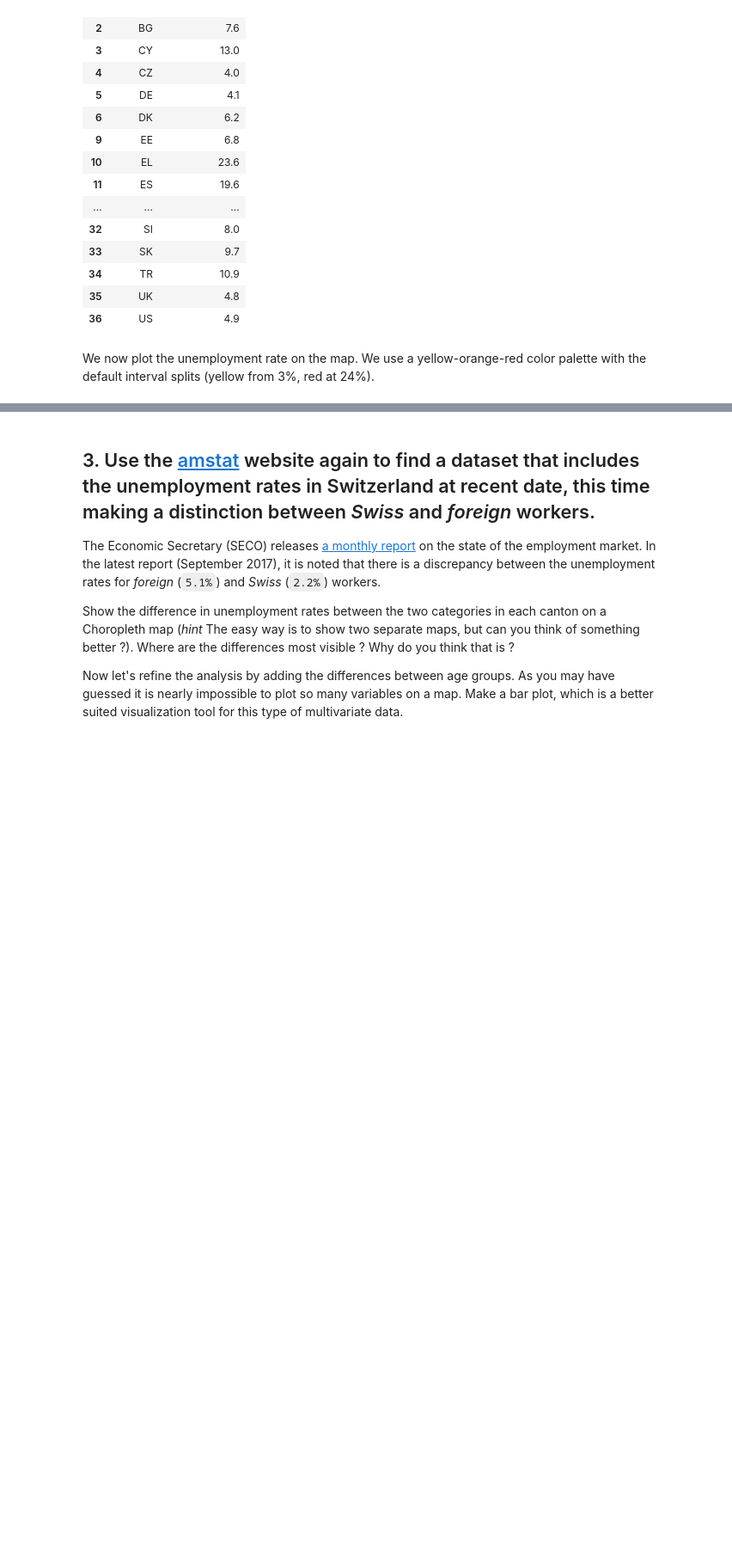
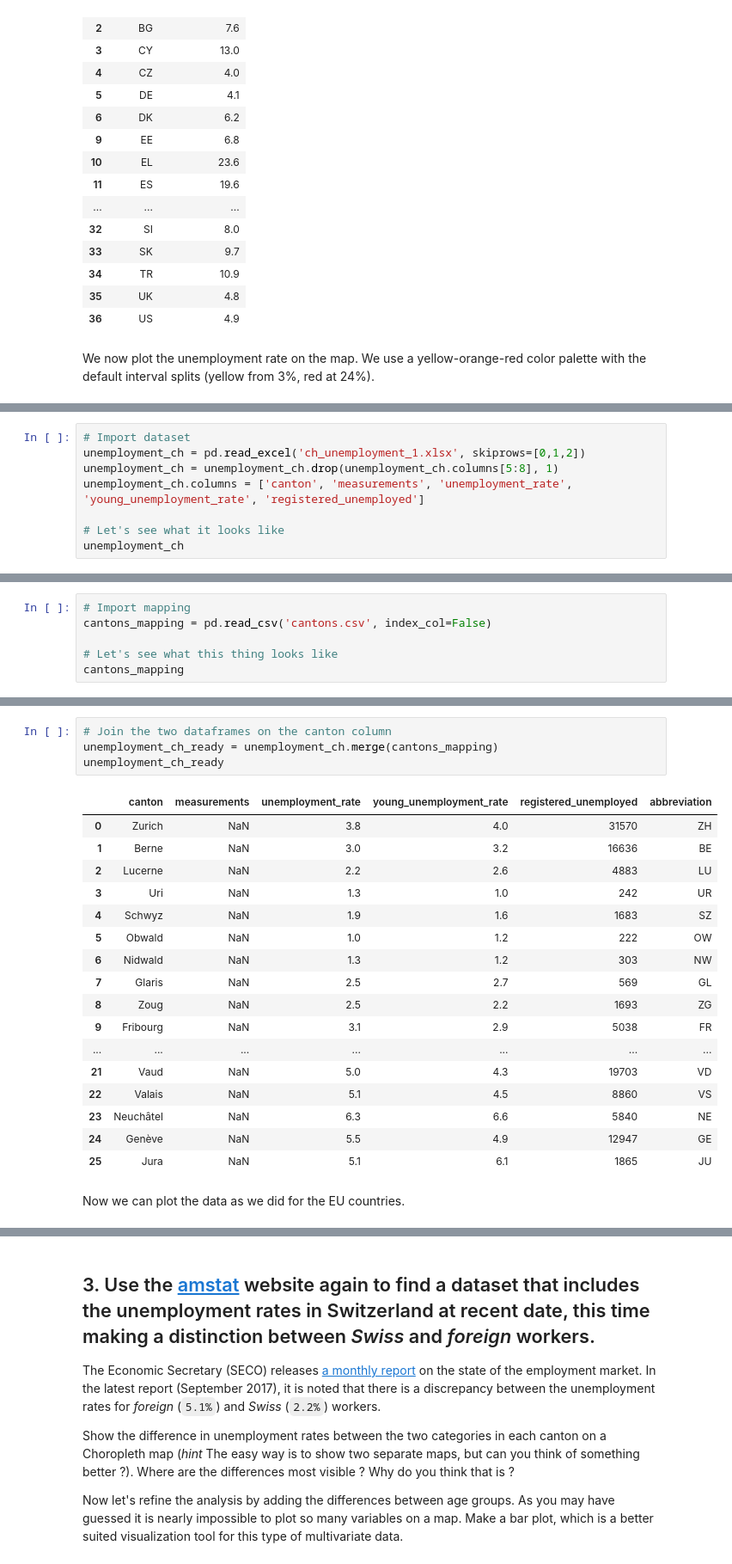
Before and after one commit to mosimann/ADA, a Jupyter notebook: 03 - Interactive Viz/Homework 3.ipynb, the cells around one changed output, grey strips where cells are left out. Shown at 86% size. Drawn from its saved outputs; the diff is of its cells as text; blank space fills up the shorter version.

```diff
--- a/03 - Interactive Viz/Homework 3.ipynb
+++ b/03 - Interactive Viz/Homework 3.ipynb
@@ -99,0 +110,8 @@ As we can see, the UK is doing pretty well (though that may change after Brexit)
+# %%
+# Import dataset
+unemployment_ch = pd.read_excel('ch_unemployment_1.xlsx', skiprows=[0,1,2])
+unemployment_ch = unemployment_ch.drop(unemployment_ch.columns[5:8], 1)
+unemployment_ch.columns = ['canton', 'measurements', 'unemployment_rate', 'young_unemployment_rate', 'registered_unemployed']
+
+# Let's see what it looks like
+unemployment_ch
@@ -99,0 +138,6 @@ As we can see, the UK is doing pretty well (though that may change after Brexit)
+# %%
+# Import mapping
+cantons_mapping = pd.read_csv('cantons.csv', index_col=False)
+
+# Let's see what this thing looks like
+cantons_mapping
@@ -99,0 +162,24 @@ As we can see, the UK is doing pretty well (though that may change after Brexit)
+# %%
+# Join the two dataframes on the canton column
+unemployment_ch_ready = unemployment_ch.merge(cantons_mapping)
+unemployment_ch_ready
+# %% [output]
+|  | canton | measurements | unemployment_rate | young_unemployment_rate | registered_unemployed | abbreviation |
+| 0 | Zurich | NaN | 3.8 | 4.0 | 31570 | ZH |
+| 1 | Berne | NaN | 3.0 | 3.2 | 16636 | BE |
+| 2 | Lucerne | NaN | 2.2 | 2.6 | 4883 | LU |
+| 3 | Uri | NaN | 1.3 | 1.0 | 242 | UR |
+| 4 | Schwyz | NaN | 1.9 | 1.6 | 1683 | SZ |
+| 5 | Obwald | NaN | 1.0 | 1.2 | 222 | OW |
+| 6 | Nidwald | NaN | 1.3 | 1.2 | 303 | NW |
+| 7 | Glaris | NaN | 2.5 | 2.7 | 569 | GL |
+| 8 | Zoug | NaN | 2.5 | 2.2 | 1693 | ZG |
+| 9 | Fribourg | NaN | 3.1 | 2.9 | 5038 | FR |
+| ... | ... | ... | ... | ... | ... | ... |
+| 21 | Vaud | NaN | 5.0 | 4.3 | 19703 | VD |
+| 22 | Valais | NaN | 5.1 | 4.5 | 8860 | VS |
+| 23 | Neuchâtel | NaN | 6.3 | 6.6 | 5840 | NE |
+| 24 | Genève | NaN | 5.5 | 4.9 | 12947 | GE |
+| 25 | Jura | NaN | 5.1 | 6.1 | 1865 | JU |
+# %% [markdown]
+Now we can plot the data as we did for the EU countries.
```
Also changed, not shown: parts of 9 cells of this notebook, 2 other files.
